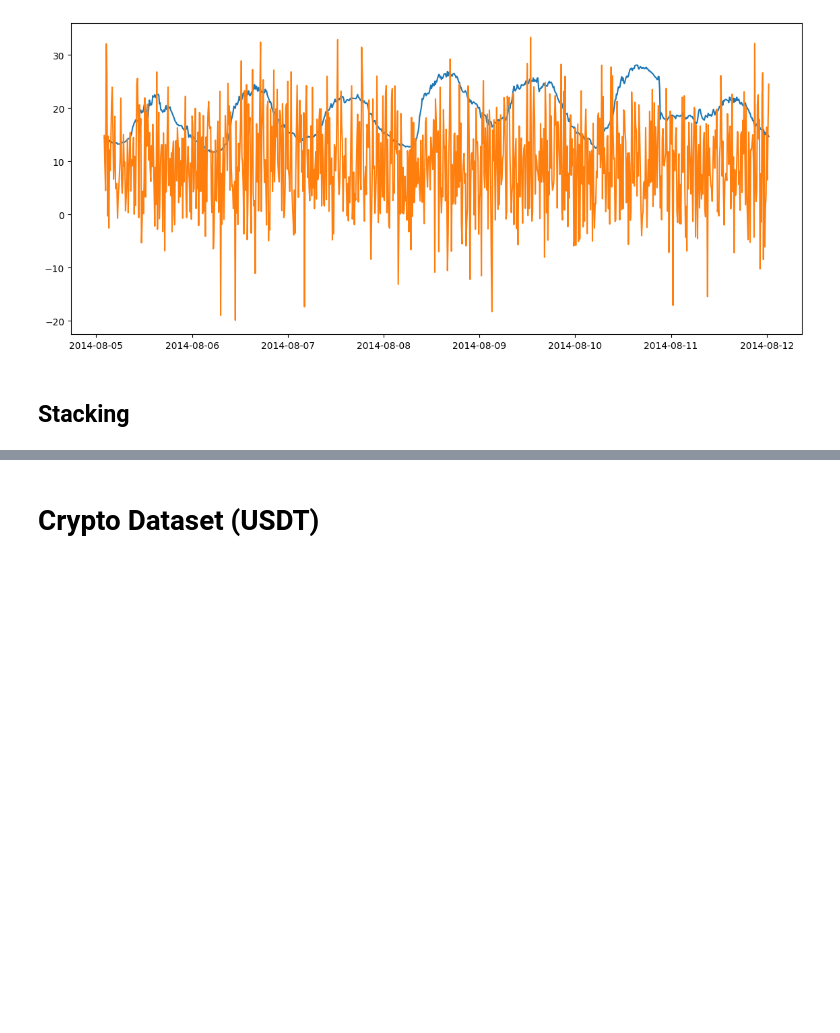
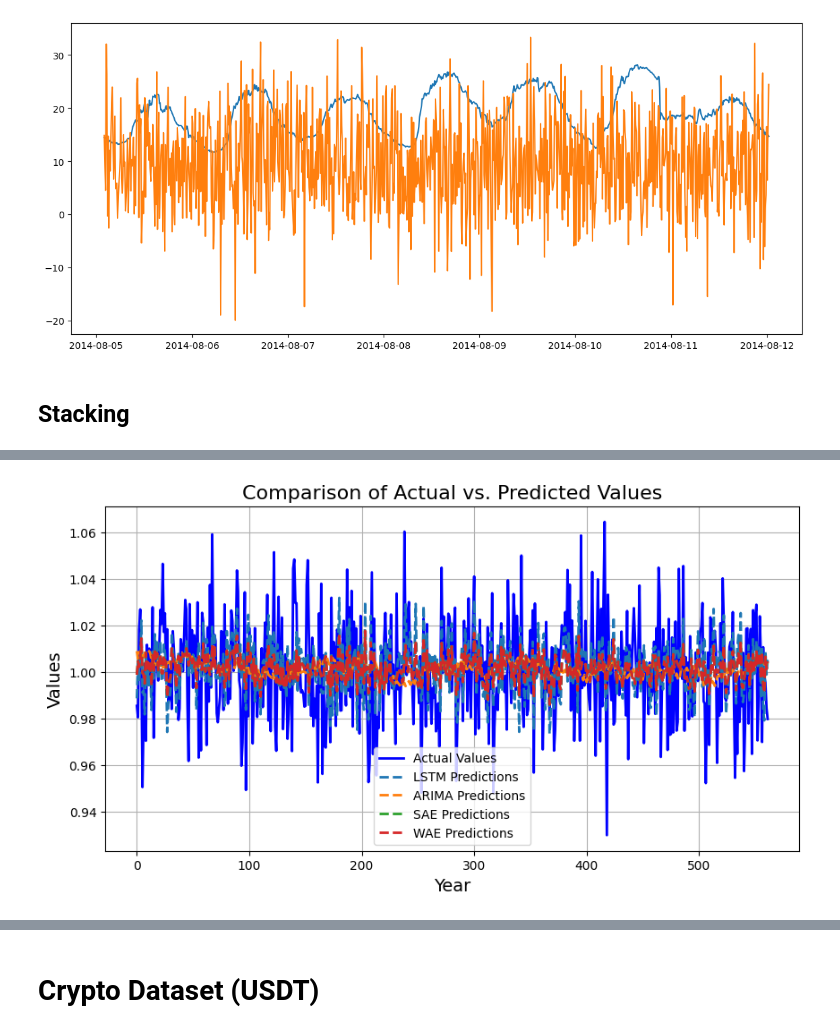
Before and after one commit to avokhuese/Ensemble-Stacking, a Jupyter notebook: Jitter_Augmentation.ipynb, the cells around one changed output, grey strips where cells are left out. Saved outputs shown, nothing was run; the diff lists cells and outputs as text; code cells hidden in the pictures; blank space fills up the shorter version.

```diff
--- a/Jitter_Augmentation.ipynb
+++ b/Jitter_Augmentation.ipynb
@@ -261,0 +356,34 @@ MAE 0.1349687579788127
+# %%
+import matplotlib.pyplot as plt
+
+# Define a function to plot actual vs. predicted values with x-axis as years
+def plot_comparison(y_test, predictions_dict, years, title):
+    plt.figure(figsize=(10, 5))
+    plt.plot(years, y_test, label="Actual Values", color="blue", linewidth=2)
+
+    # Plot predictions for each model
+    for label, preds in predictions_dict.items():
+        plt.plot(years, preds, label=label, linestyle='--', linewidth=2)
+
+    plt.title(title, fontsize=16)
+    plt.xlabel('Year', fontsize=14)
+    plt.ylabel('Values', fontsize=14)
+    plt.legend()
+    plt.grid(True)
+    plt.show()
+
+# Prepare the predictions dictionary for plotting
+predictions_dict = {
+    'LSTM Predictions': test_predictions_lstm,
+    'ARIMA Predictions': test_predictions_arima,
+    'SAE Predictions': sae_predictions,
+    'WAE Predictions': wae_predictions
+}
+
+# Assuming `years` is a list or array with the corresponding year values for the x-axis
+years = np.arange(len(y_test))  # Replace this with actual year values if available
+
+# Plot the comparison
+plot_comparison(y_test, predictions_dict, years, 'Comparison of Actual vs. Predicted Values')
+# %% [output]
+[figure, added]
```
Also changed, not shown: parts of 37 cells of this notebook, 6 other files.
